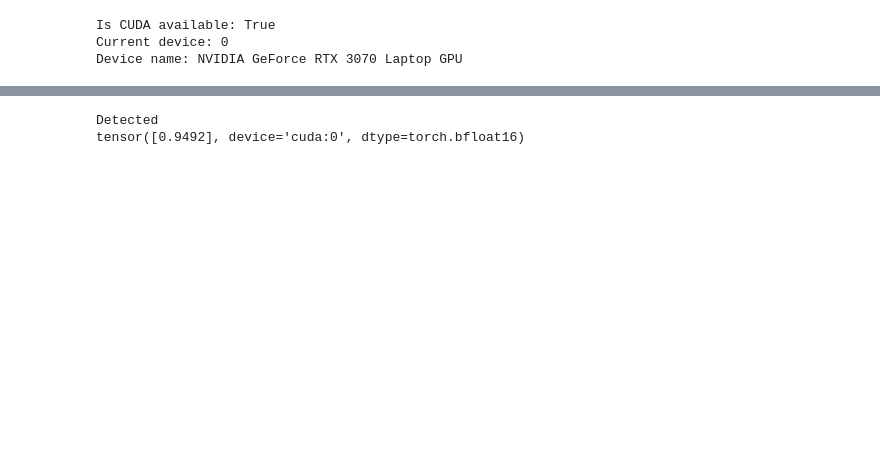
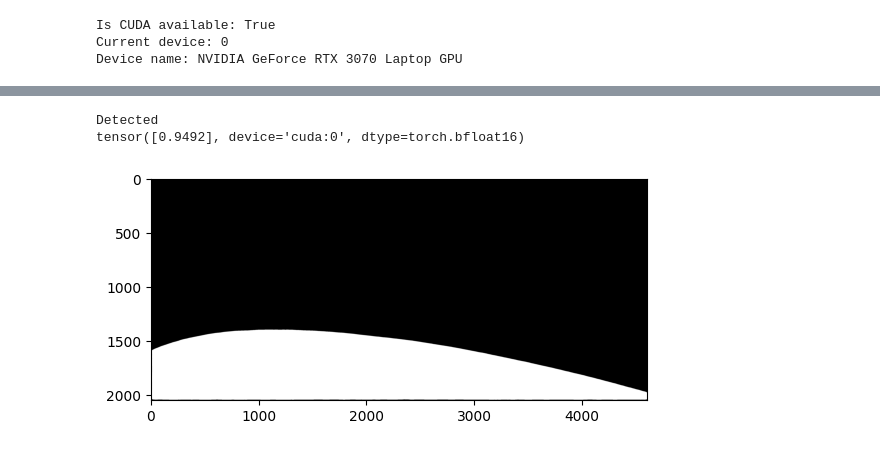
Before and after one commit to SaltedFishHu233/SAM3-Masking-for-OpenPIV, a Jupyter notebook: SAM3MaskGen.ipynb, the cells around one changed output, grey strips where cells are left out. Cells and saved outputs as stored; diff of their text form; code cells hidden in the pictures; blank space fills up the shorter version.

```diff
--- a/SAM3MaskGen.ipynb
+++ b/SAM3MaskGen.ipynb
@@ -83,31 +89,24 @@ Width: 3
 # %%
 with torch.autocast(device_type="cuda", dtype=torch.bfloat16):
     inference_state = processor.set_image(img_with_border)
     output = processor.set_text_prompt(state=inference_state, prompt="Black Shape")
     masks, boxes, scores = output["masks"], output["boxes"], output["scores"]
 
 if len(masks) == 0:
     print(f"No objects of the prompt detected in the image.")
 else:
     print(f"Detected")
 
 
     masks_np = [mask.squeeze().cpu().numpy() for mask in masks]
 
 
     print(scores)
     mask_uint8 = masks_np[0].astype(np.uint8) * 255
     CroppedMask=mask_uint8[300:depth+300, 300:height+300]
-    # height, width = CroppedMask.shape
-    # print(f"Height: {height}")
-    # print(f"Width: {width}")
 
-    maskimage=Image.fromarray(CroppedMask)
-    maskimage.show()
-# cv2.namedWindow("2w", cv2.WINDOW_NORMAL)
-    # cv2.resizeWindow("2w", 1000, 700)
-
-    # cv2.imshow('2w', imMask)
+    plt.imshow(CroppedMask, cmap='gray')
 # %% [output]
 Detected
 tensor([0.9492], device='cuda:0', dtype=torch.bfloat16)
+[figure, added]
```
Also changed, not shown: parts of 12 cells of this notebook, 2 other files.
